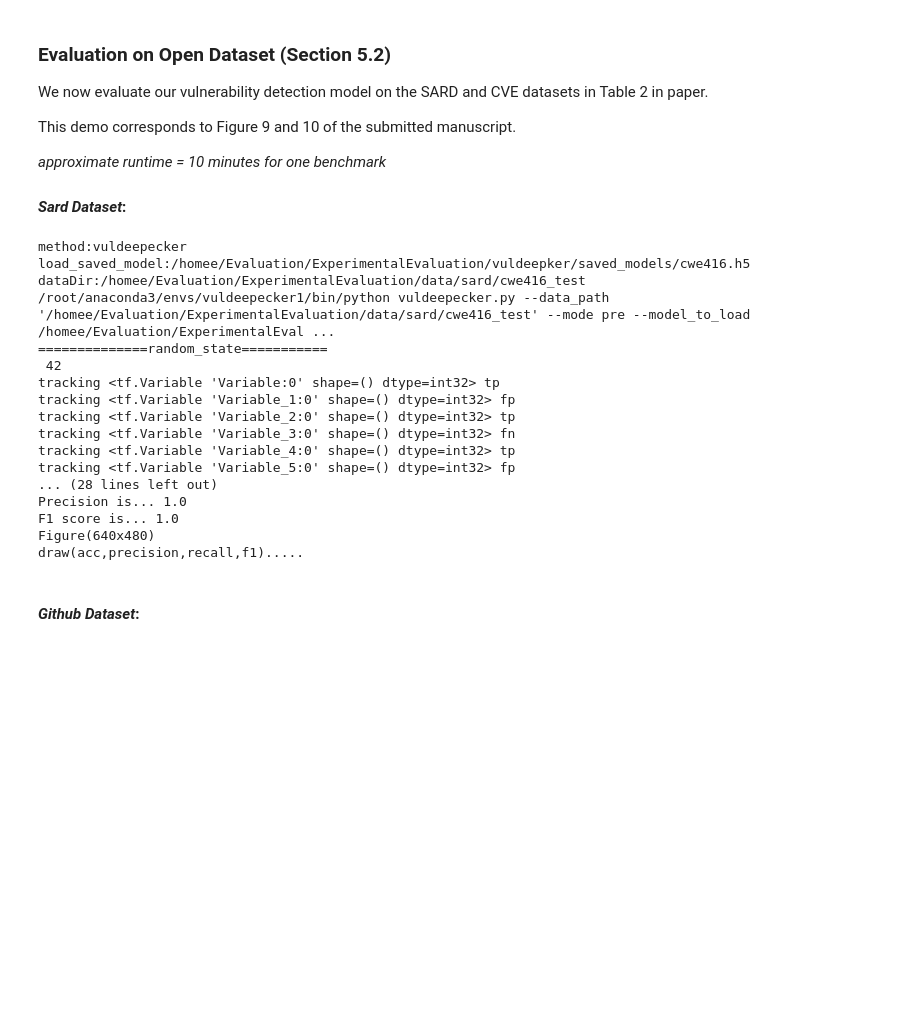
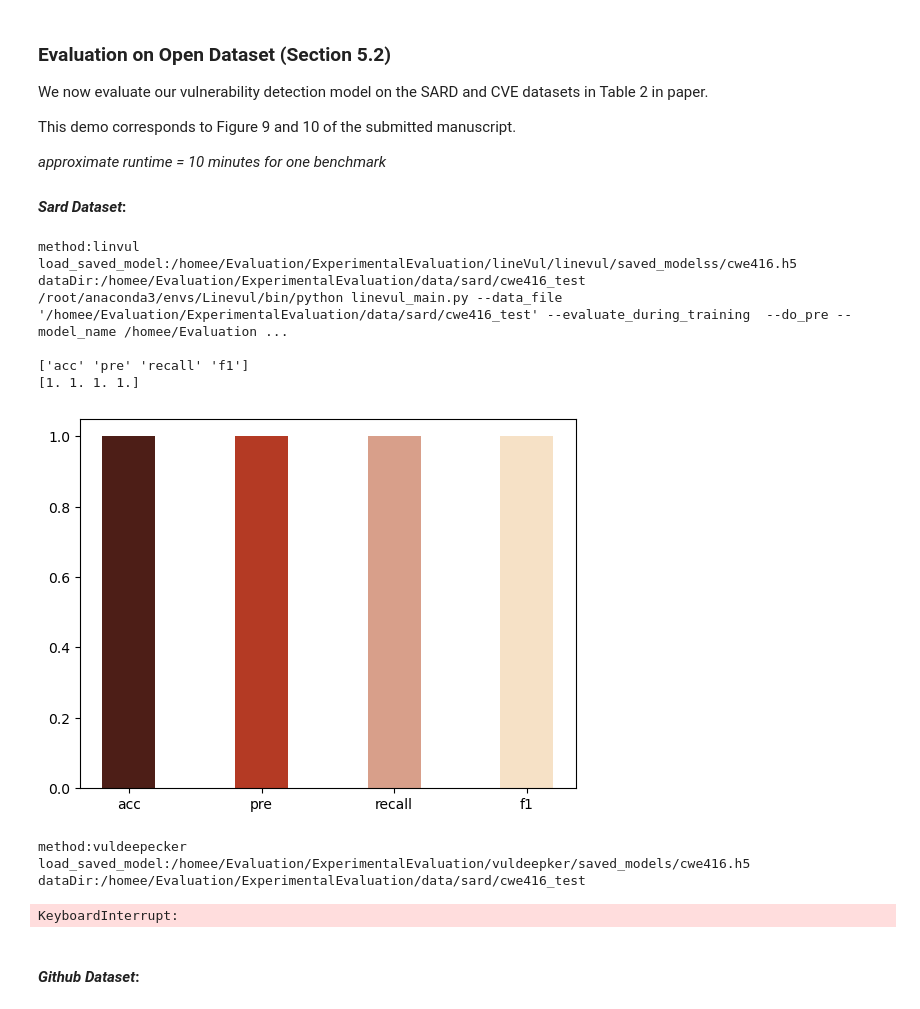
Before and after one commit to HuantWang/CONCOCTION, a Jupyter notebook: AE.ipynb, the cells around one changed output. Saved outputs shown, nothing was run; the diff lists cells and outputs as text; code cells hidden in the pictures; blank space fills up the shorter version.

Commit message:
write the results(pre) in log/plot

```diff
--- a/AE.ipynb
+++ b/AE.ipynb
@@ -281,27 +296,26 @@ This demo corresponds to Figure 9 and 10 of the submitted manuscript.
 # %%
 # Prepare the dataset and preprocess (use parameter to change CWE type and method,
 #                                     like FUN A( dataset = 'CWE-123', method = 'Vuldeepecker' ))
 %matplotlib inline
 from Evaluation.demo2.demo2 import *
 # Train and test.
+# EvaluationSard("CWE-416","concoction").run()
+# EvaluationSard("CWE-416","Liger").run()
+EvaluationSard("CWE-416","LineVul").run()
 EvaluationSard("CWE-416","vuldeepecker").run()
+EvaluationSard("CWE-416","TDSC").run()
 # %% [output]
-method:vuldeepecker
-load_saved_model:/homee/Evaluation/ExperimentalEvaluation/vuldeepker/saved_models/cwe416.h5
+method:linvul
+load_saved_model:/homee/Evaluation/ExperimentalEvaluation/lineVul/linevul/saved_modelss/cwe416.h5
 dataDir:/homee/Evaluation/ExperimentalEvaluation/data/sard/cwe416_test
-/root/anaconda3/envs/vuldeepecker1/bin/python vuldeepecker.py --data_path '/homee/Evaluation/ExperimentalEvaluation/data/sard/cwe416_test' --mode pre --model_to_load /homee/Evaluation/ExperimentalEval ...
-==============random_state===========
- 42
-tracking <tf.Variable 'Variable:0' shape=() dtype=int32> tp
-tracking <tf.Variable 'Variable_1:0' shape=() dtype=int32> fp
-tracking <tf.Variable 'Variable_2:0' shape=() dtype=int32> tp
-tracking <tf.Variable 'Variable_3:0' shape=() dtype=int32> fn
-tracking <tf.Variable 'Variable_4:0' shape=() dtype=int32> tp
-tracking <tf.Variable 'Variable_5:0' shape=() dtype=int32> fp
-... (28 lines left out)
-Precision is... 1.0
-F1 score is... 1.0
-Figure(640x480)
-draw(acc,precision,recall,f1).....
+/root/anaconda3/envs/Linevul/bin/python linevul_main.py --data_file '/homee/Evaluation/ExperimentalEvaluation/data/sard/cwe416_test' --evaluate_during_training  --do_pre --model_name /homee/Evaluation ...
+
+['acc' 'pre' 'recall' 'f1']
+[1. 1. 1. 1.]
+[figure, added]
+method:vuldeepecker
+load_saved_model:/homee/Evaluation/ExperimentalEvaluation/vuldeepker/saved_models/cwe416.h5
+dataDir:/homee/Evaluation/ExperimentalEvaluation/data/sard/cwe416_test
+KeyboardInterrupt:
 # %% [markdown]
 #### *Github Dataset*:
```
Also changed, not shown: parts of 10 cells of this notebook, 16 other files.
